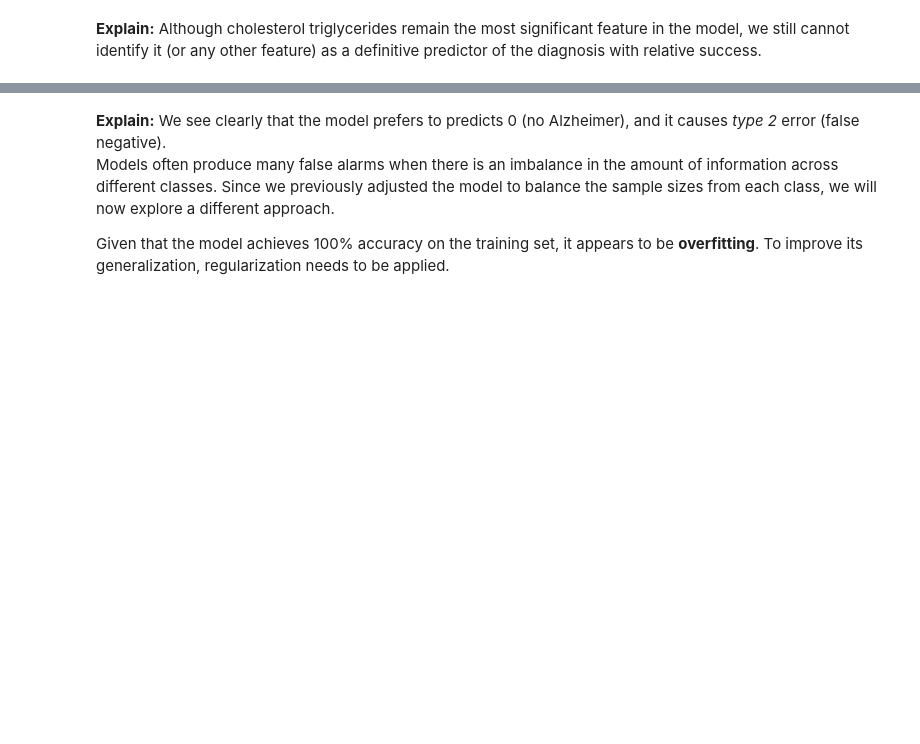
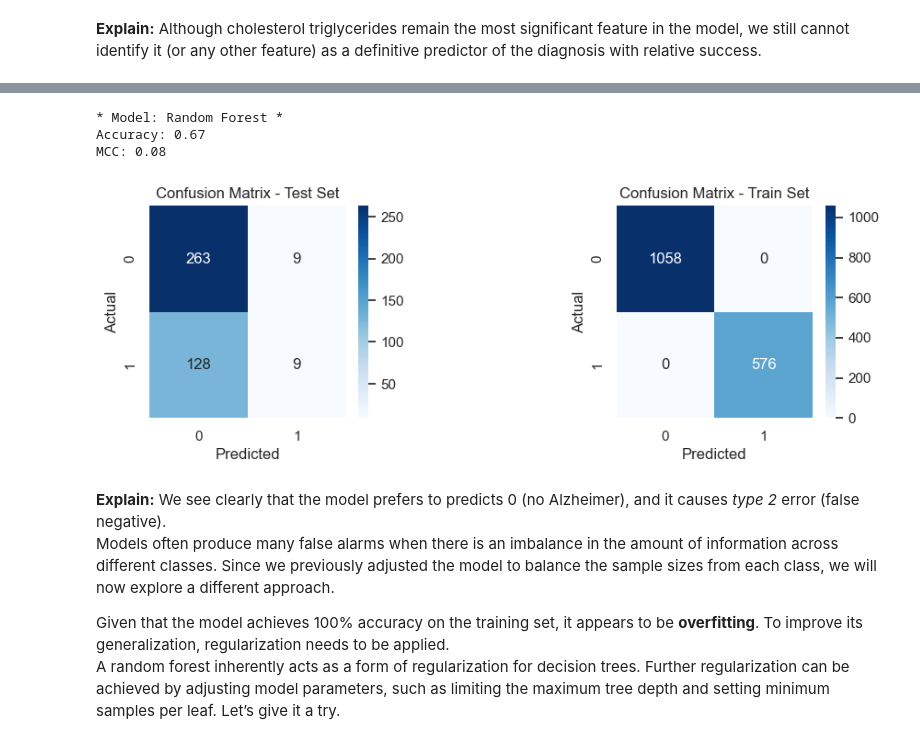
Before and after one commit to gbook0/Alzheimer-Data-Analysis, a Jupyter notebook: Alzheimer.ipynb, the cells around one changed output, grey strips where cells are left out. Saved outputs shown, nothing was run; the diff lists cells and outputs as text; code cells hidden in the pictures; blank space fills up the shorter version.

Commit message:
Regularized random forest

```diff
--- a/Alzheimer.ipynb
+++ b/Alzheimer.ipynb
@@ -250,5 +212,50 @@ weighted avg       0.60      0.66      0.55       409
+# %%
+def EstimateModelAccuracy(model, model_name, X_train, X_test, y_train, y_test):
+    # Predictions
+    y_pred = model.predict(X_test)
+
+    # Accuracy
+    print('* Model: ' + model_name + ' *')
+    accuracy = accuracy_score(y_test, y_pred)
+    print(f'Accuracy: {accuracy:.2f}')
+    mcc = matthews_corrcoef(y_test, y_pred)
+    print(f'MCC: {mcc:.2f}\n')
+
+    # Confusion Matrices
+    fig, axes = plt.subplots(1, 2, figsize=(10, 3))
+    plt.subplots_adjust(hspace=0.5)
+    plt.subplots_adjust(wspace=0.9)
+
+    conf_matrix_test = confusion_matrix(y_test, y_pred)
+    sns.heatmap(conf_matrix_test, annot=True, fmt='d', cmap='Blues', ax=axes[0])
+    axes[0].set_title('Confusion Matrix - Test Set')
+    axes[0].set_xlabel('Predicted')
+    axes[0].set_ylabel('Actual')
+
+    y_pred_train = model.predict(X_train)
+    conf_matrix_train = confusion_matrix(y_train, y_pred_train)
+    sns.heatmap(conf_matrix_train, annot=True, fmt='d', cmap='Blues', ax=axes[1])
+    axes[1].set_title('Confusion Matrix - Train Set')
+    axes[1].set_xlabel('Predicted')
+    axes[1].set_ylabel('Actual')
+
+    plt.show()
+
+    return (accuracy, mcc)
+# %%
+# Create random forest model
+rf_model = RandomForestClassifier(class_weight='balanced', random_state=42)
+# Fit the model
+rf_model.fit(X_train, y_train);
+EstimateModelAccuracy(rf_model, 'Random Forest', X_train, X_test, y_train, y_test);
+# %% [output]
+* Model: Random Forest *
+Accuracy: 0.67
+MCC: 0.08
+[figure, added]
 # %% [markdown]
 **Explain:** We see clearly that the model prefers to predicts 0 (no Alzheimer), and it causes *type 2* error (false negative).<br>
 Models often produce many false alarms when there is an imbalance in the amount of information across different classes. Since we previously adjusted the model to balance the sample sizes from each class, we will now explore a different approach.
 
-Given that the model achieves 100% accuracy on the training set, it appears to be **overfitting**. To improve its generalization, regularization needs to be applied.
+Given that the model achieves 100% accuracy on the training set, it appears to be **overfitting**. To improve its generalization, regularization needs to be applied.<br>
+A random forest inherently acts as a form of regularization for decision trees. Further regularization can be achieved by adjusting model parameters, such as limiting the maximum tree depth and setting minimum samples per leaf. Let’s give it a try.
```
Also changed, not shown: parts of 7 cells of this notebook.
